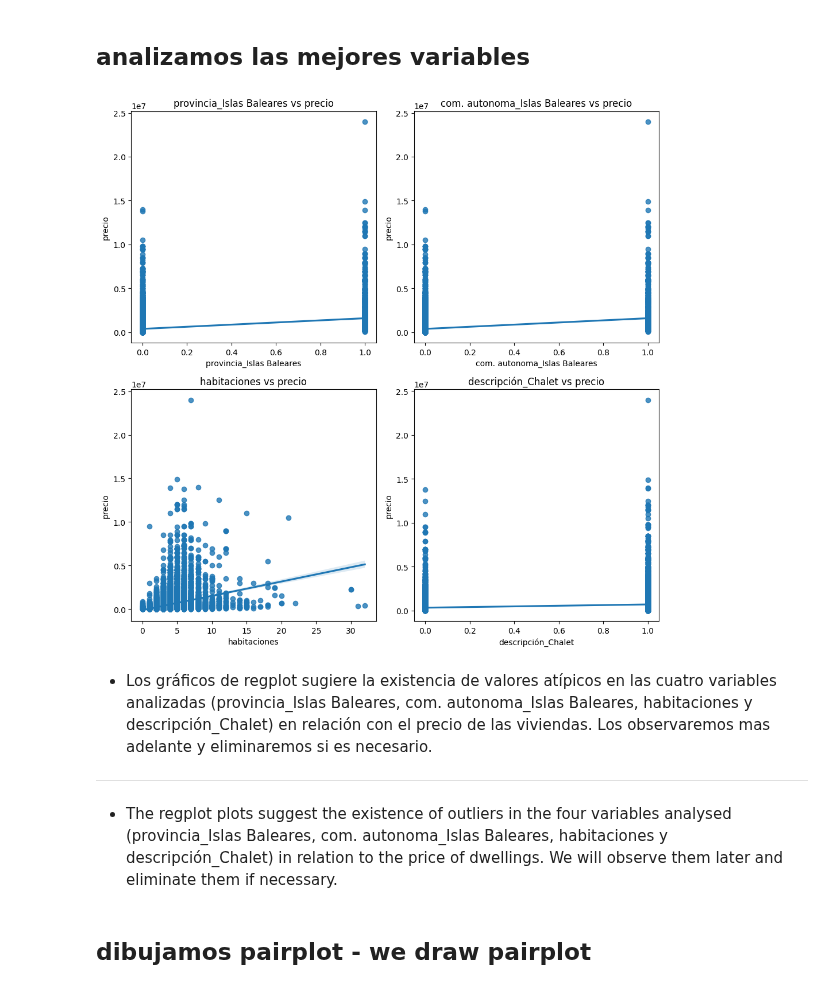
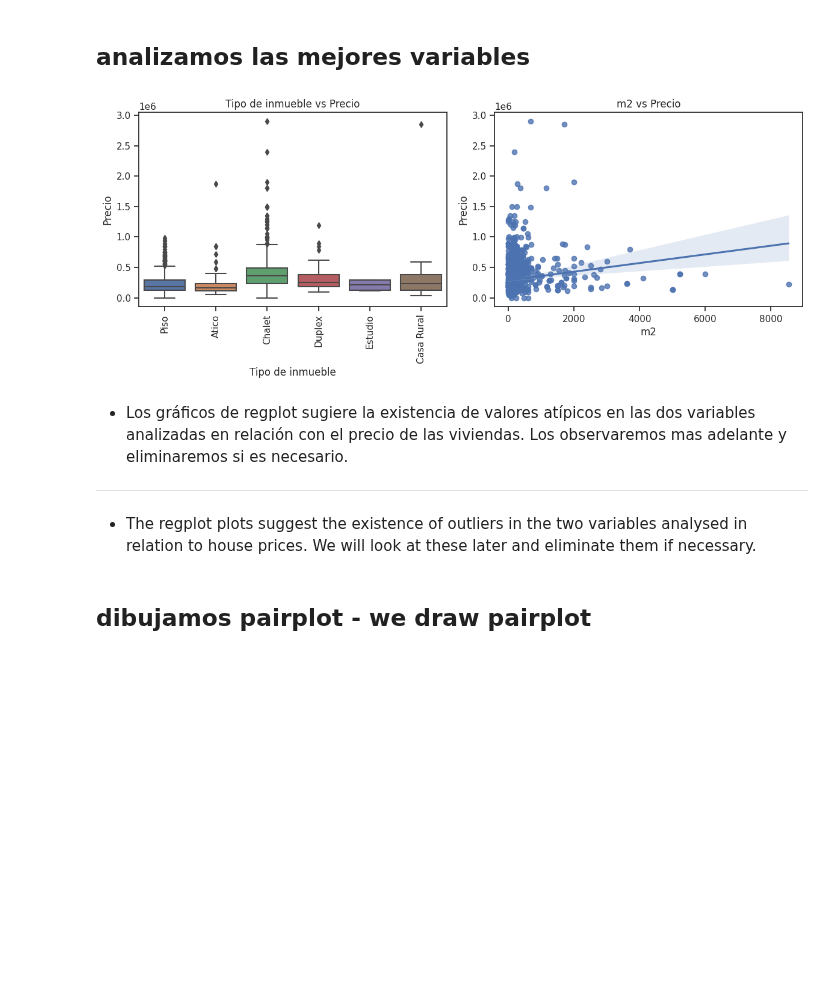
Before and after one commit to 4GeeksAcademy/028-PROYECTO_FINAL_VIVIENDAS-main-4geeks, a Jupyter notebook: src/PROVINCIAS/a_coruña_limpio_eda.ipynb, the cells around one changed output. Cells and saved outputs as stored; diff of their text form; code cells hidden in the pictures; blank space fills up the shorter version.

```diff
--- a/src/PROVINCIAS/a_coruña_limpio_eda.ipynb
+++ b/src/PROVINCIAS/a_coruña_limpio_eda.ipynb
@@ -348,36 +329,37 @@ plt.show()
 # %%
 import matplotlib.pyplot as plt
 import seaborn as sns
 
-# DataFrame con las variables seleccionadas
-variables_seleccionadas = dataframe_encoded[['provincia_Islas Baleares', 'com. autonoma_Islas Baleares', 'habitaciones', 'descripción_Chalet', 'precio']]
+# Obtener los 6 tipos de inmuebles más frecuentes
+top_6_tipos_inmuebles = dataframe['Tipo de inmueble'].value_counts().nlargest(6).index
 
-# Crear una figura de subplots con 2 filas y 2 columnas
-fig, axes = plt.subplots(figsize=(10, 10), nrows=2, ncols=2)
+# Filtrar el DataFrame solo para los 6 tipos de inmuebles más frecuentes
+variables_seleccionadas = dataframe[dataframe['Tipo de inmueble'].isin(top_6_tipos_inmuebles)][['Tipo de inmueble', 'm2', 'Precio']]
+
+# Convertir la columna 'Precio' a tipo numérico (int o float) si aún no lo es
+variables_seleccionadas.loc[:, 'Precio'] = pd.to_numeric(variables_seleccionadas['Precio'], errors='coerce')
+
+# Crear una figura de subplots con 1 fila y 2 columnas
+fig, axes = plt.subplots(figsize=(12, 5), nrows=1, ncols=2)
 
 # Realizar gráficos de dispersión para las variables seleccionadas
-sns.regplot(ax=axes[0, 0], data=variables_seleccionadas, x='provincia_Islas Baleares', y='precio')
-axes[0, 0].set_title('provincia_Islas Baleares vs precio')
+sns.boxplot(ax=axes[0], data=variables_seleccionadas, x='Tipo de inmueble', y='Precio')
+axes[0].set_title('Tipo de inmueble vs Precio')
+axes[0].set_xticklabels(axes[0].get_xticklabels(), rotation=90)  # Rotar etiquetas del eje x
 
-sns.regplot(ax=axes[0, 1], data=variables_seleccionadas, x='com. autonoma_Islas Baleares', y='precio')
-axes[0, 1].set_title('com. autonoma_Islas Baleares vs precio')
-
-sns.regplot(ax=axes[1, 0], data=variables_seleccionadas, x='habitaciones', y='precio')
-axes[1, 0].set_title('habitaciones vs precio')
-
-sns.regplot(ax=axes[1, 1], data=variables_seleccionadas, x='descripción_Chalet', y='precio')
-axes[1, 1].set_title('descripción_Chalet vs precio')
+sns.regplot(ax=axes[1], data=variables_seleccionadas, x='m2', y='Precio')
+axes[1].set_title('m2 vs Precio')
 
 # Ajustar el diseño
 plt.tight_layout()
 
 # Mostrar el gráfico
 plt.show()
 # %% [output]
-[figure, old version]
+[figure, new version]
 # %% [markdown]
-- Los gráficos de regplot sugiere la existencia de valores atípicos en las cuatro variables analizadas (provincia_Islas Baleares, com. autonoma_Islas Baleares, habitaciones y descripción_Chalet) en relación con el precio de las viviendas. Los observaremos mas adelante y eliminaremos si es necesario.
+- Los gráficos de regplot sugiere la existencia de valores atípicos en las dos variables analizadas en relación con el precio de las viviendas. Los observaremos mas adelante y eliminaremos si es necesario.
 ---
-- The regplot plots suggest the existence of outliers in the four variables analysed (provincia_Islas Baleares, com. autonoma_Islas Baleares, habitaciones y descripción_Chalet) in relation to the price of dwellings. We will observe them later and eliminate them if necessary.
+- The regplot plots suggest the existence of outliers in the two variables analysed in relation to house prices. We will look at these later and eliminate them if necessary.
 # %% [markdown]
 ## dibujamos pairplot - we draw pairplot
```
Also changed, not shown: parts of 16 cells of this notebook, 2 other files.
